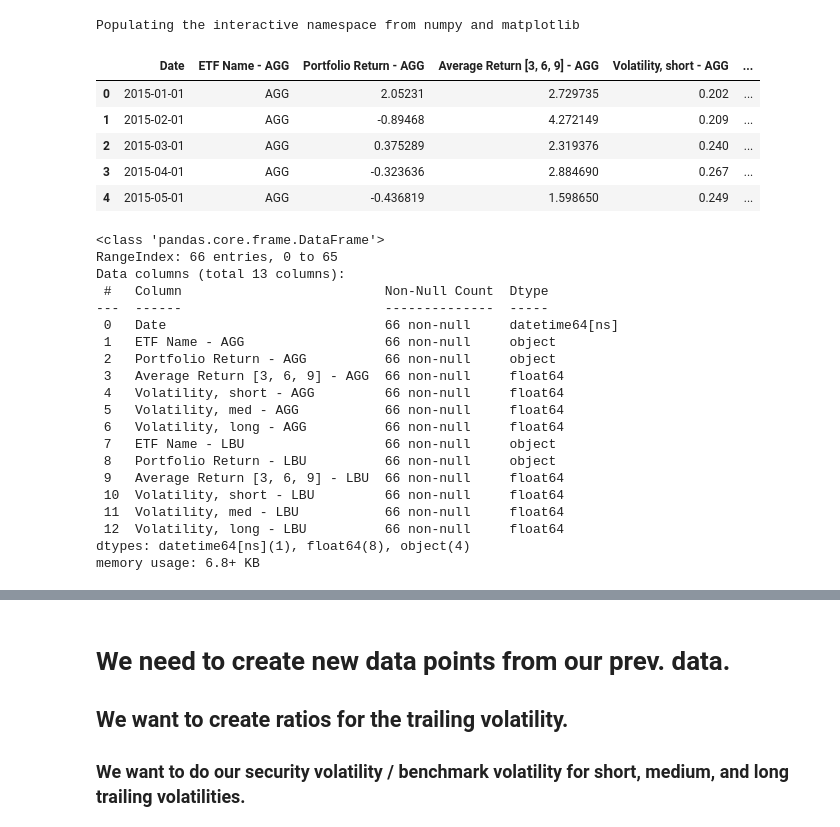
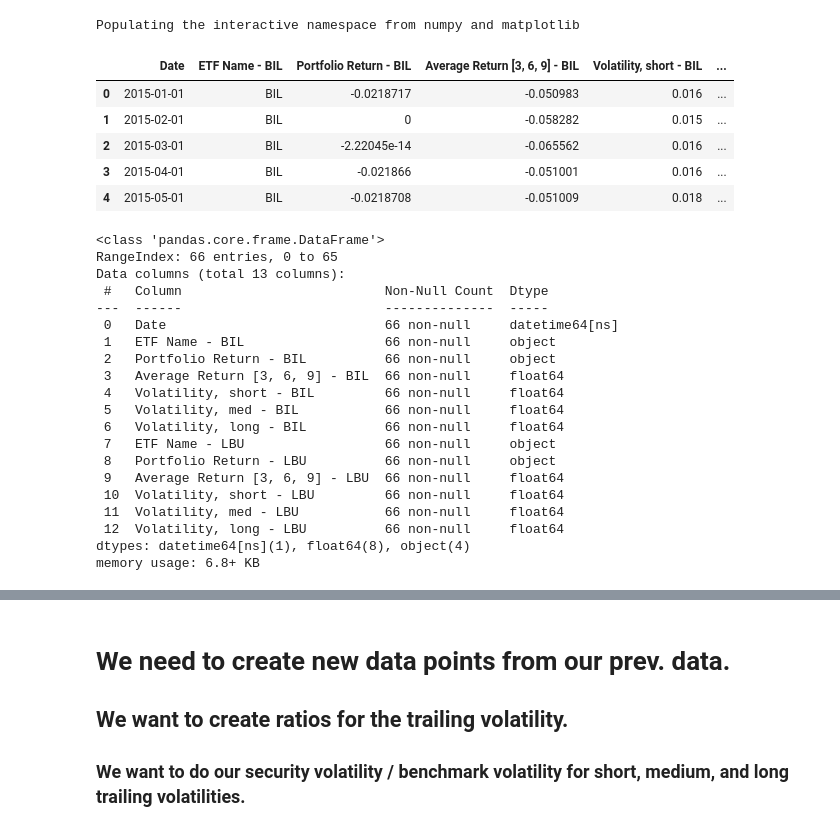
Before and after one commit to valazeinali/BoydWatterson, a Jupyter notebook: BoydWatterson/Trailing Volatility vs Differential Return.ipynb, the cells around one changed output, grey strips where cells are left out. Saved outputs shown, nothing was run; the diff lists cells and outputs as text; code cells hidden in the pictures.

```diff
--- a/BoydWatterson/Trailing Volatility vs Differential Return.ipynb
+++ b/BoydWatterson/Trailing Volatility vs Differential Return.ipynb
@@ -13,15 +13,16 @@ Populating the interactive namespace from numpy and matplotlib
 import warnings
 warnings.filterwarnings("ignore")
 # %%
-df = pd.read_excel('Multi_Sector_ETF_extGL_analysis_AGG.xlsx')
+df = pd.read_excel('Multi_Sector_ETF_extGL_analysis_BIL.xlsx')
+
 df.head()
 # %% [output]
-|  | Date | ETF Name - AGG | Portfolio Return - AGG | Average Return [3, 6, 9] - AGG | Volatility, short - AGG | ... |
-| 0 | 2015-01-01 | AGG | 2.05231 | 2.729735 | 0.202 | ... |
-| 1 | 2015-02-01 | AGG | -0.89468 | 4.272149 | 0.209 | ... |
-| 2 | 2015-03-01 | AGG | 0.375289 | 2.319376 | 0.240 | ... |
-| 3 | 2015-04-01 | AGG | -0.323636 | 2.884690 | 0.267 | ... |
-| 4 | 2015-05-01 | AGG | -0.436819 | 1.598650 | 0.249 | ... |
+|  | Date | ETF Name - BIL | Portfolio Return - BIL | Average Return [3, 6, 9] - BIL | Volatility, short - BIL | ... |
+| 0 | 2015-01-01 | BIL | -0.0218717 | -0.050983 | 0.016 | ... |
+| 1 | 2015-02-01 | BIL | 0 | -0.058282 | 0.015 | ... |
+| 2 | 2015-03-01 | BIL | -2.22045e-14 | -0.065562 | 0.016 | ... |
+| 3 | 2015-04-01 | BIL | -0.021866 | -0.051001 | 0.016 | ... |
+| 4 | 2015-05-01 | BIL | -0.0218708 | -0.051009 | 0.018 | ... |
 # %%
 df.info()
 # %% [output]
@@ -31,12 +32,12 @@ Data columns (total 13 columns):
  #   Column                          Non-Null Count  Dtype
 ---  ------                          --------------  -----
  0   Date                            66 non-null     datetime64[ns]
- 1   ETF Name - AGG                  66 non-null     object
- 2   Portfolio Return - AGG          66 non-null     object
- 3   Average Return [3, 6, 9] - AGG  66 non-null     float64
- 4   Volatility, short - AGG         66 non-null     float64
- 5   Volatility, med - AGG           66 non-null     float64
- 6   Volatility, long - AGG          66 non-null     float64
+ 1   ETF Name - BIL                  66 non-null     object
+ 2   Portfolio Return - BIL          66 non-null     object
+ 3   Average Return [3, 6, 9] - BIL  66 non-null     float64
+ 4   Volatility, short - BIL         66 non-null     float64
+ 5   Volatility, med - BIL           66 non-null     float64
+ 6   Volatility, long - BIL          66 non-null     float64
  7   ETF Name - LBU                  66 non-null     object
  8   Portfolio Return - LBU          66 non-null     object
  9   Average Return [3, 6, 9] - LBU  66 non-null     float64
```
Also changed, not shown: parts of 10 cells of this notebook.
